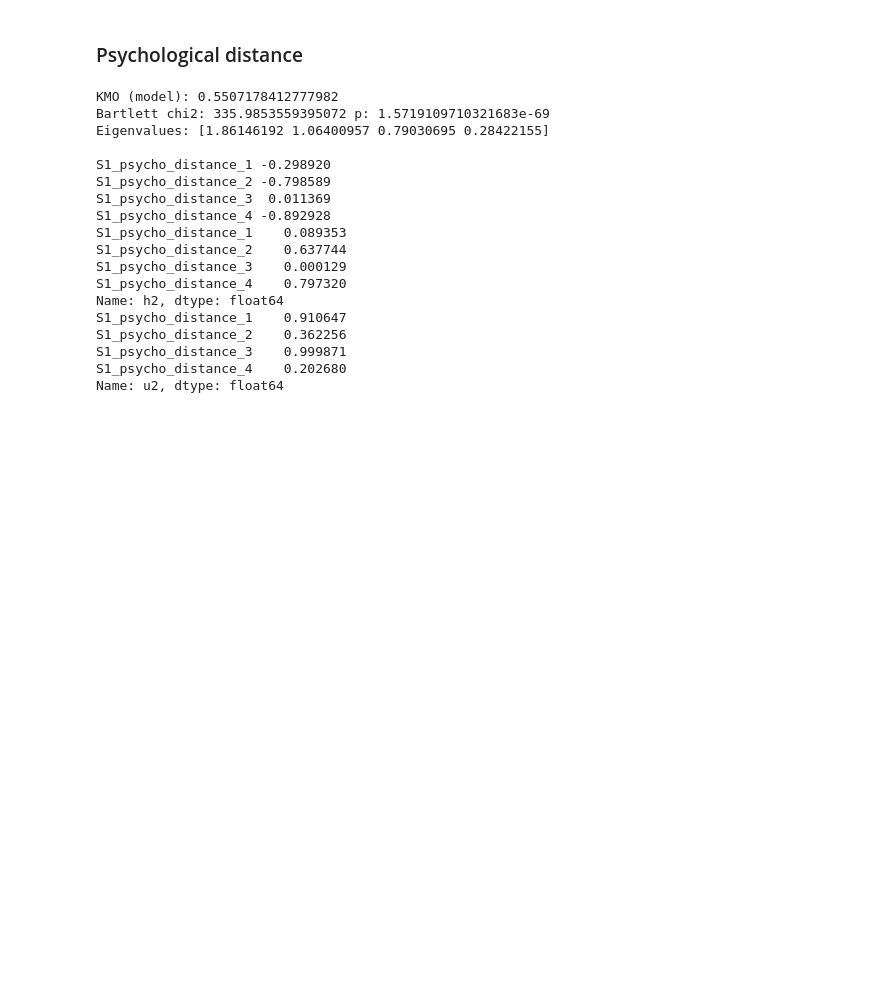
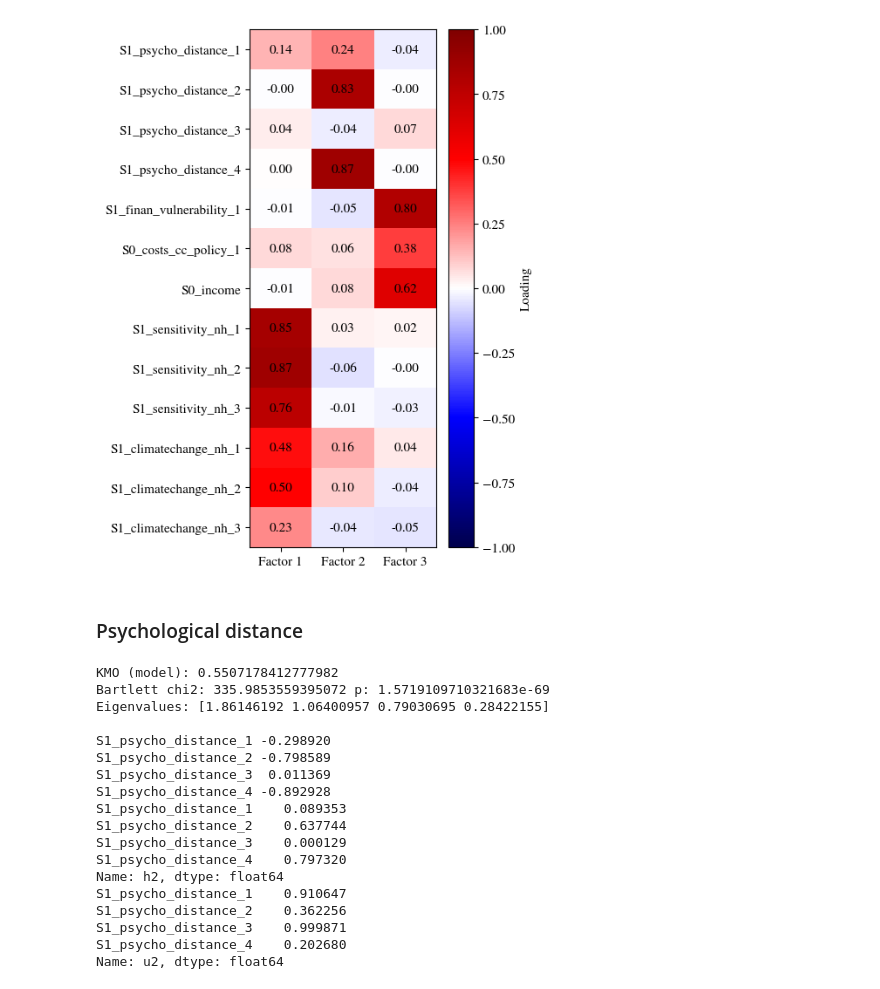
Before and after one commit to matalie/natural-hazard-solidarity, a Jupyter notebook: latent_constructs.ipynb, the cells around one changed output. Saved outputs shown, nothing was run; the diff lists cells and outputs as text; code cells hidden in the pictures; blank space fills up the shorter version.

```diff
--- a/latent_constructs.ipynb
+++ b/latent_constructs.ipynb
@@ -60,3 +294,23 @@ print(pd.unique(df['S0_income']))
+# %%
+fig, ax = plt.subplots(figsize=(5, 0.35*len(loadings)+2))
+cmapname = 'seismic'
+im = ax.imshow(loadings.values, aspect='auto', cmap=mpl.colormaps[cmapname], vmin=-1, vmax=1)
+
+ax.set_xticks(range(loadings.shape[1]))
+ax.set_xticklabels(loadings.columns)
+ax.set_yticks(range(loadings.shape[0]))
+ax.set_yticklabels(loadings.index)
+
+for i in range(loadings.shape[0]):
+    for j in range(loadings.shape[1]):
+        ax.text(j, i, f'{loadings.iat[i,j]:.2f}', ha='center', va='center')
+
+plt.colorbar(im, ax=ax, label='Loading')
+plt.tight_layout()
+plt.savefig(f'../results/EFA-with-{num_factors}-factors.png', dpi=600)
+plt.show()
+# %% [output]
+[figure, added]
 # %% [markdown]
 ### Psychological distance
 # %%
```
Also changed, not shown: parts of 23 cells of this notebook.
